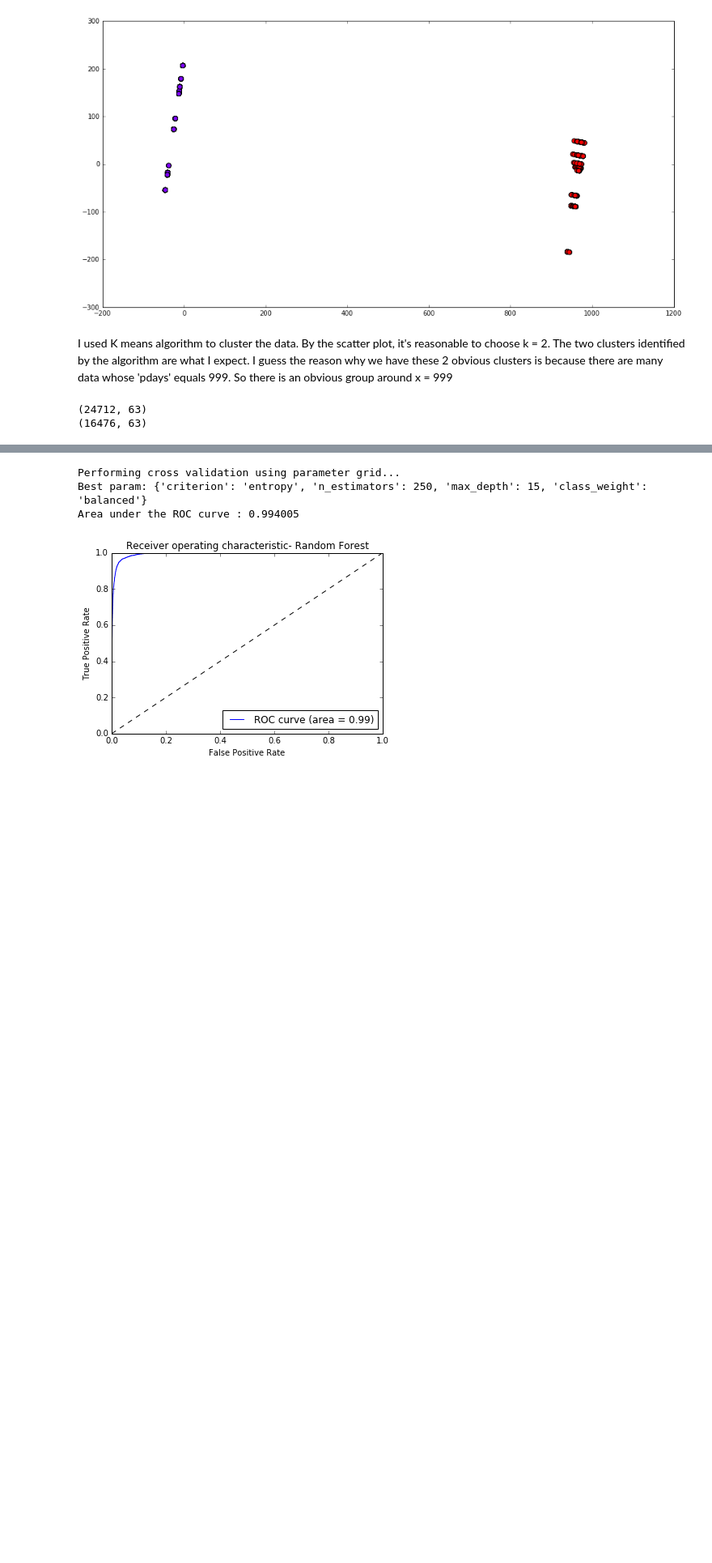
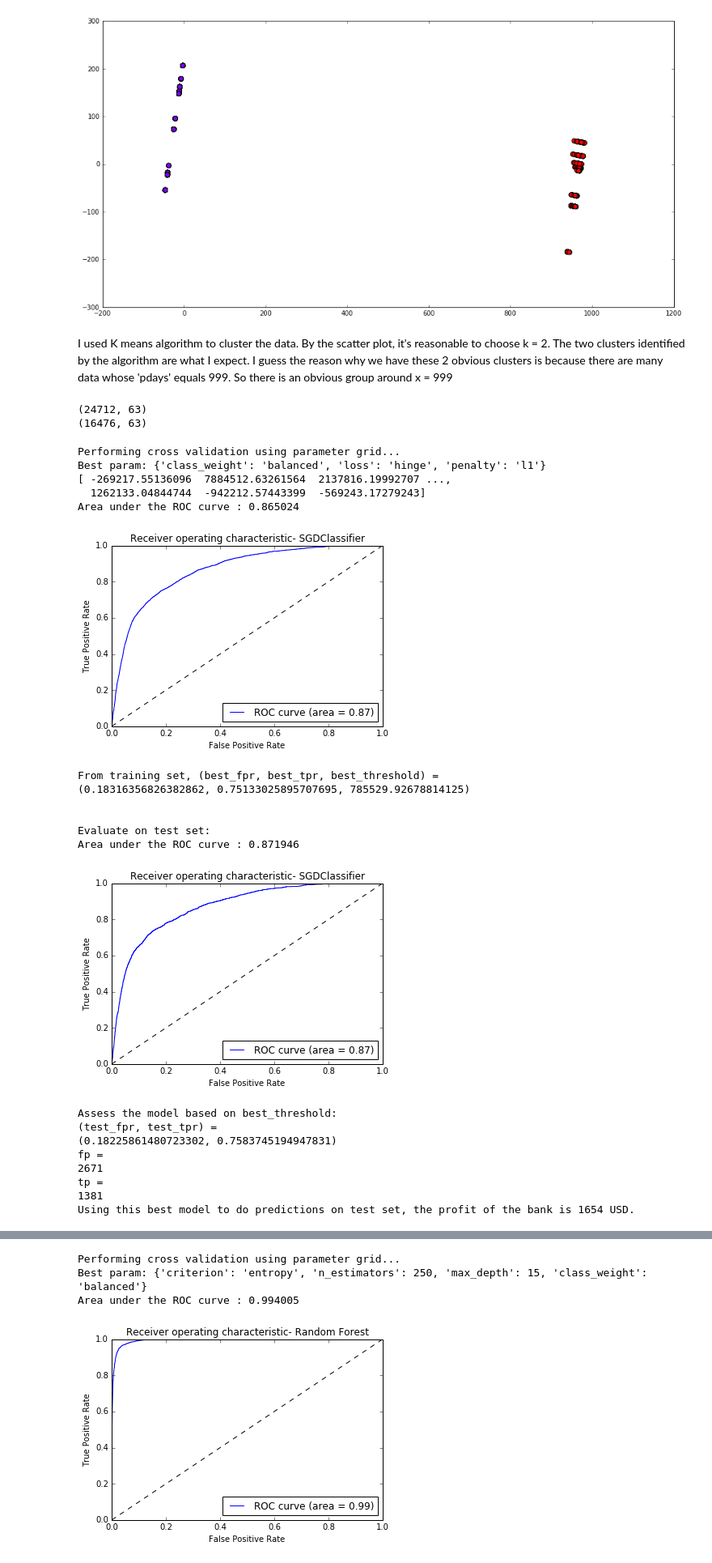
Before and after one commit to csak4718/bank_marketing, a Jupyter notebook: telemarketing_predictor_v2.ipynb, the cells around one changed output, grey strips where cells are left out. Shown at 81% size. Drawn from its saved outputs; the diff is of its cells as text; code cells hidden in the pictures; blank space fills up the shorter version.

```diff
--- a/telemarketing_predictor_v2.ipynb
+++ b/telemarketing_predictor_v2.ipynb
@@ -197,7 +197,7 @@ def run_classifier(classifier_id):
 
     grid_RF = [{'max_depth': [5, 10, 15], 'criterion': ['entropy', 'gini'], 'n_estimators': [50, 100, 250], 'class_weight': ['balanced']}]
 
-    grid_SGD = [{'class_weight': ['balanced']}]
+    grid_SGD = [{'loss': ('log', 'hinge'),'penalty': ['l1', 'l2', 'elasticnet'],'class_weight': ['balanced']}]
 
     grid_LR = [{'C': [0.001, 0.01, 0.1, 1, 10, 100, 1000], 'class_weight': ['balanced']}]
 
@@ -285,8 +285,10 @@ def get_best_model_params(best_model, x_data, y_data, classifier_name):
     if classifier_name == 'SGDClassifier':
         confidence_score = best_model.decision_function(x_data)
         fpr, tpr, thresholds = roc_curve(y_data, confidence_score)
+        print(confidence_score)
     else:
         probas_ = best_model.predict_proba(x_data) # len(probas_) = size of training set
+        print(probas_)
         fpr, tpr, thresholds = roc_curve(y_data, probas_[:, 1]) # pick prob. of yes(encoded as 1)(corresponds to index 1)
 
 
@@ -322,6 +324,30 @@ def plot_roc_curve(fpr, tpr, roc_auc, classifier_name):
     pl.title('Receiver operating characteristic- %s' % classifier_name)
     pl.legend(loc="lower right")
     pl.show()
+# %%
+run_classifier(2)
+# %% [output]
+Performing cross validation using parameter grid...
+Best param: {'class_weight': 'balanced', 'loss': 'hinge', 'penalty': 'l1'}
+[ -269217.55136096  7884512.63261564  2137816.19992707 ...,
+  1262133.04844744  -942212.57443399  -569243.17279243]
+Area under the ROC curve : 0.865024
+[figure, added]
+From training set, (best_fpr, best_tpr, best_threshold) =
+(0.18316356826382862, 0.75133025895707695, 785529.92678814125)
+
+
+Evaluate on test set:
+Area under the ROC curve : 0.871946
+[figure, added]
+Assess the model based on best_threshold:
+(test_fpr, test_tpr) =
+(0.18225861480723302, 0.7583745194947831)
+fp =
+2671
+tp =
+1381
+Using this best model to do predictions on test set, the profit of the bank is 1654 USD.
 # %%
 run_classifier(4)
 # %% [output]
```
Also changed, not shown: parts of 3 cells of this notebook, 1 other file.
